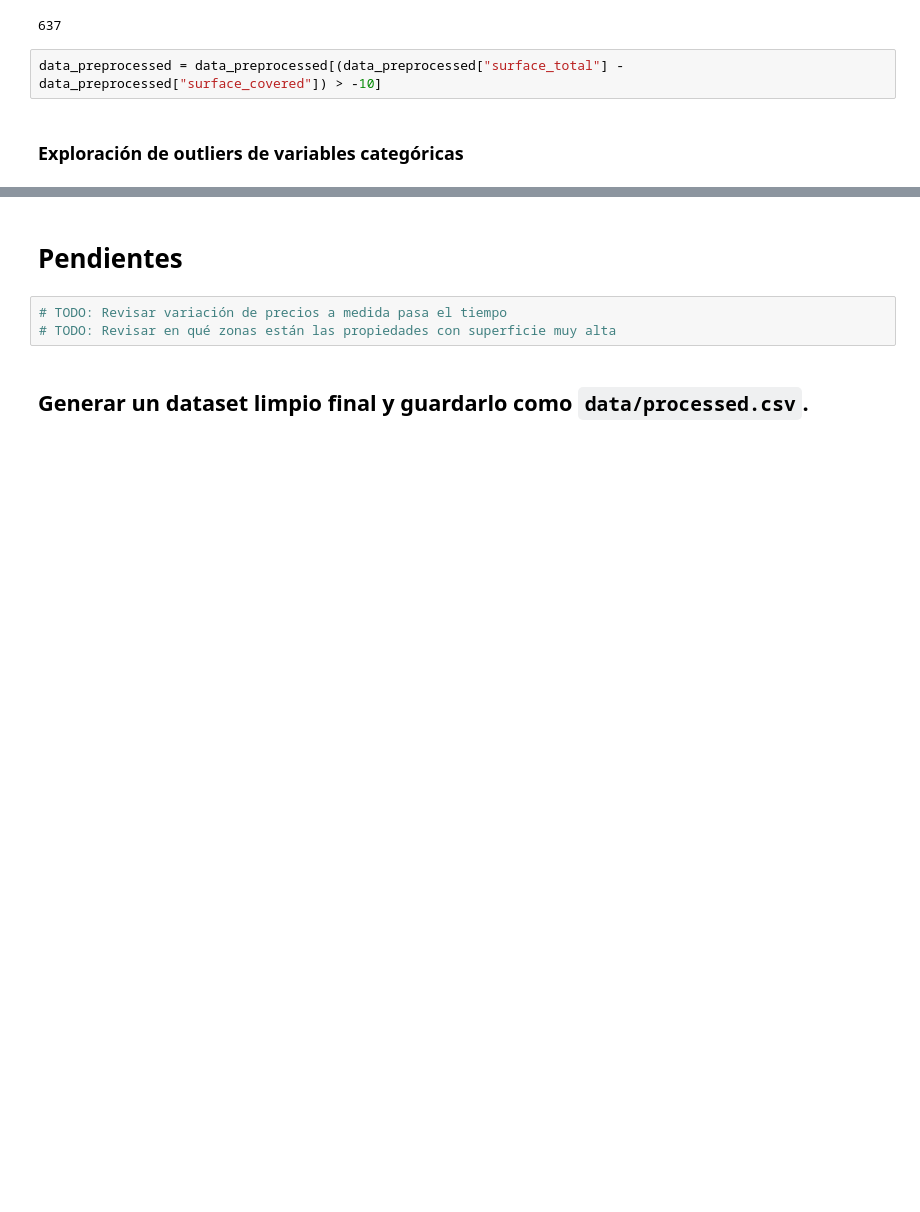
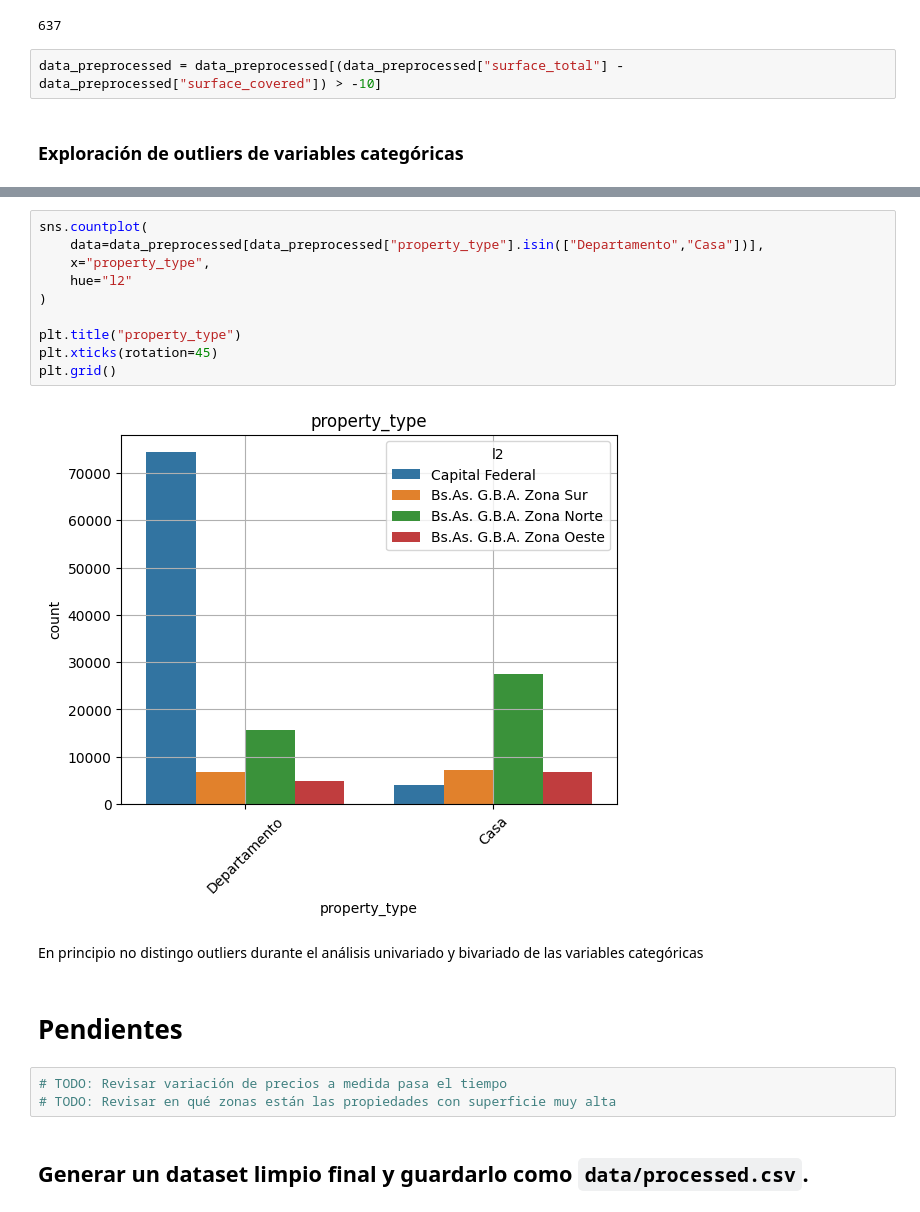
Before and after one commit to alejo-cuello/proyecto-final-bootcamp-ds-mlops, a Jupyter notebook: notebooks/01-eda.ipynb, the cells around one changed output, grey strips where cells are left out. Saved outputs shown, nothing was run; the diff lists cells and outputs as text; blank space fills up the shorter version.

Commit message:
[update] 01-eda.ipynb: analisis de variables categoricas

```diff
--- a/notebooks/01-eda.ipynb
+++ b/notebooks/01-eda.ipynb
@@ -687,3 +689,17 @@ Name: count, dtype: int64
+# %%
+sns.countplot(
+    data=data_preprocessed[data_preprocessed["property_type"].isin(["Departamento","Casa"])],
+    x="property_type",
+    hue="l2"
+)
+
+plt.title("property_type")
+plt.xticks(rotation=45)
+plt.grid()
+# %% [output]
+[figure, added]
+# %% [markdown]
+En principio no distingo outliers durante el análisis univariado y bivariado de las variables categóricas
 # %% [markdown]
 # Pendientes
 # %%
```
Also changed, not shown: parts of 7 cells of this notebook.
